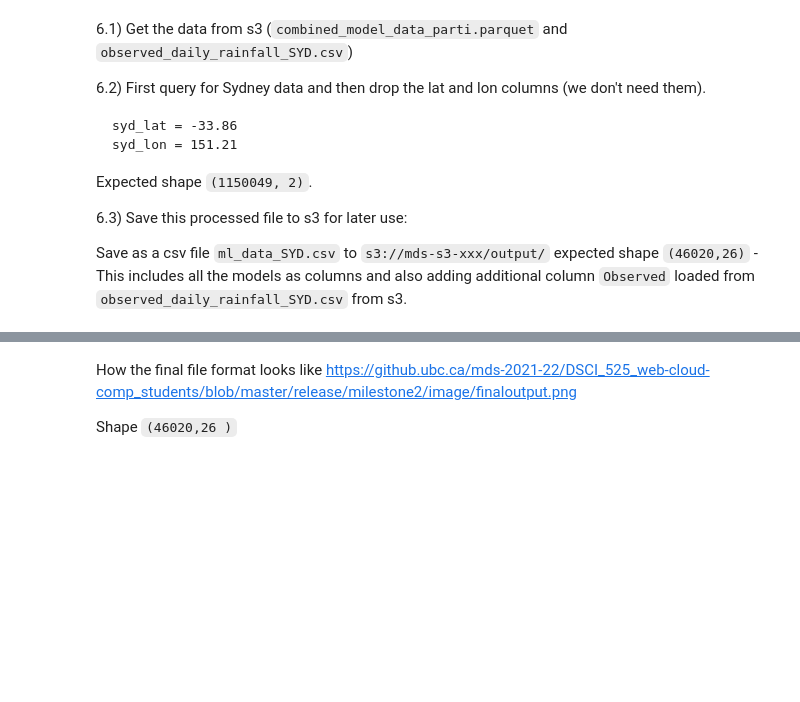
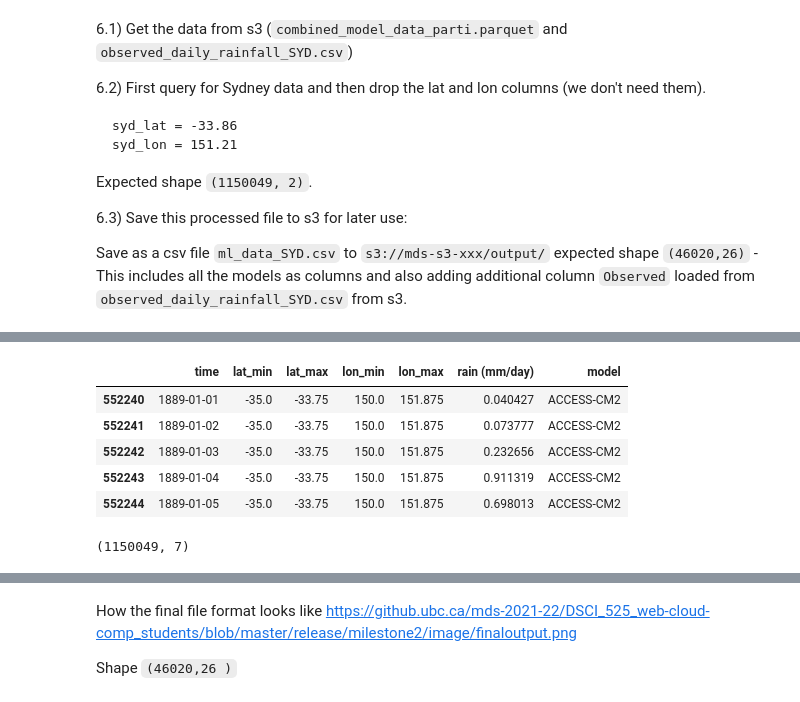
Before and after one commit to UBC-MDS/DSCI525-Group7, a Jupyter notebook: notebooks/Milestone2.ipynb, the cells around one changed output, grey strips where cells are left out. Drawn from its saved outputs; the diff is of its cells as text; code cells hidden in the pictures; blank space fills up the shorter version.

```diff
--- a/notebooks/Milestone2.ipynb
+++ b/notebooks/Milestone2.ipynb
@@ -164,0 +185,20 @@
+# %%
+# Select data with only Sydney lat and lon and Sydney data from `observed` model
+
+syd_lat = -33.86
+syd_lon = 151.21
+
+df = df[((df["lat_min"] < syd_lat) & (df["lat_max"] > syd_lat)) | (df["model"] == "observed")]
+df = df[((df["lon_min"] < syd_lon) & (df["lon_max"] > syd_lon)) | (df["model"] == "observed")]
+df.head()
+# %% [output]
+|  | time | lat_min | lat_max | lon_min | lon_max | rain (mm/day) | model |
+| 552240 | 1889-01-01 | -35.0 | -33.75 | 150.0 | 151.875 | 0.040427 | ACCESS-CM2 |
+| 552241 | 1889-01-02 | -35.0 | -33.75 | 150.0 | 151.875 | 0.073777 | ACCESS-CM2 |
+| 552242 | 1889-01-03 | -35.0 | -33.75 | 150.0 | 151.875 | 0.232656 | ACCESS-CM2 |
+| 552243 | 1889-01-04 | -35.0 | -33.75 | 150.0 | 151.875 | 0.911319 | ACCESS-CM2 |
+| 552244 | 1889-01-05 | -35.0 | -33.75 | 150.0 | 151.875 | 0.698013 | ACCESS-CM2 |
+# %%
+df.shape
+# %% [output]
+(1150049, 7)
```
Also changed, not shown: parts of 15 cells of this notebook.
